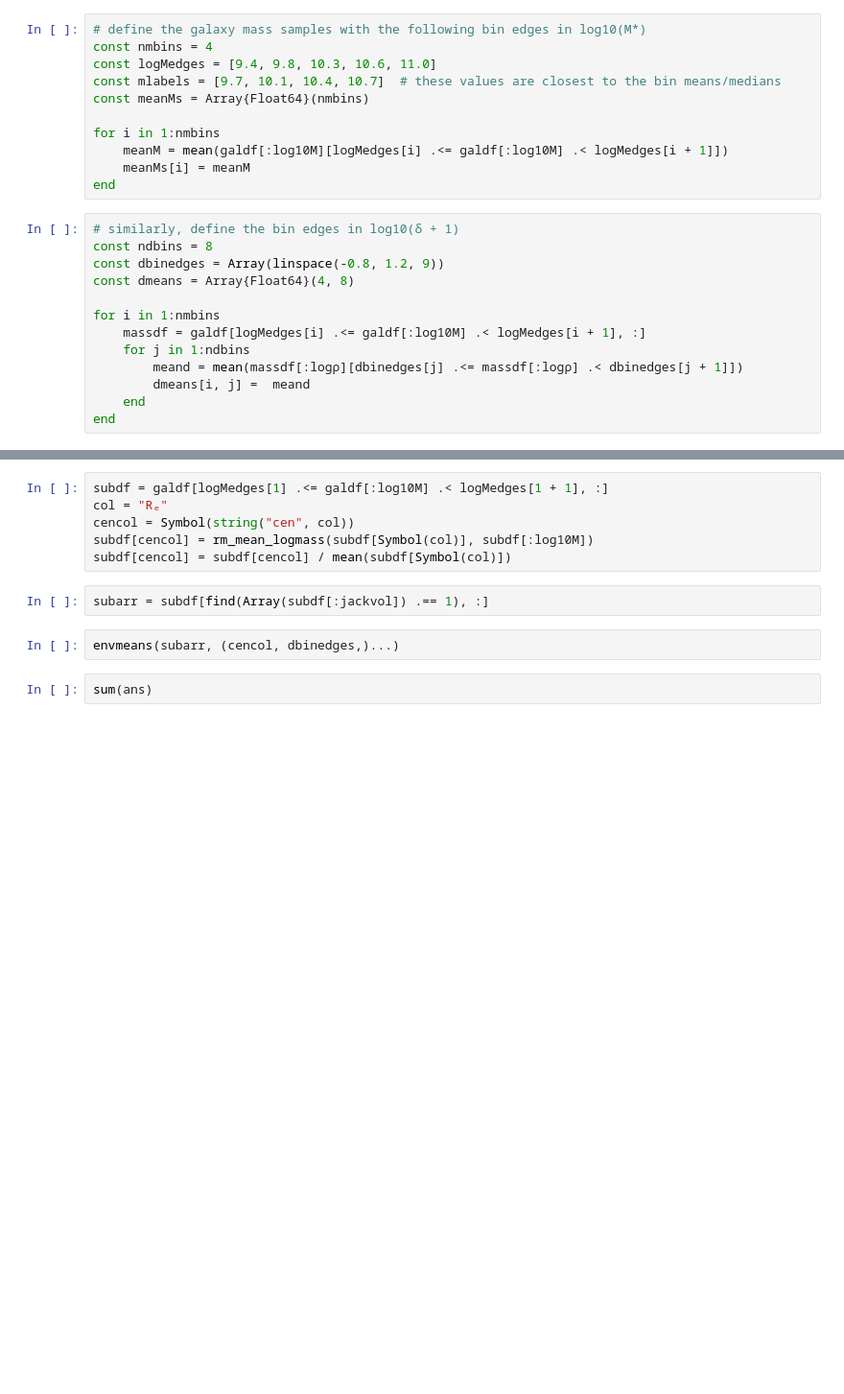
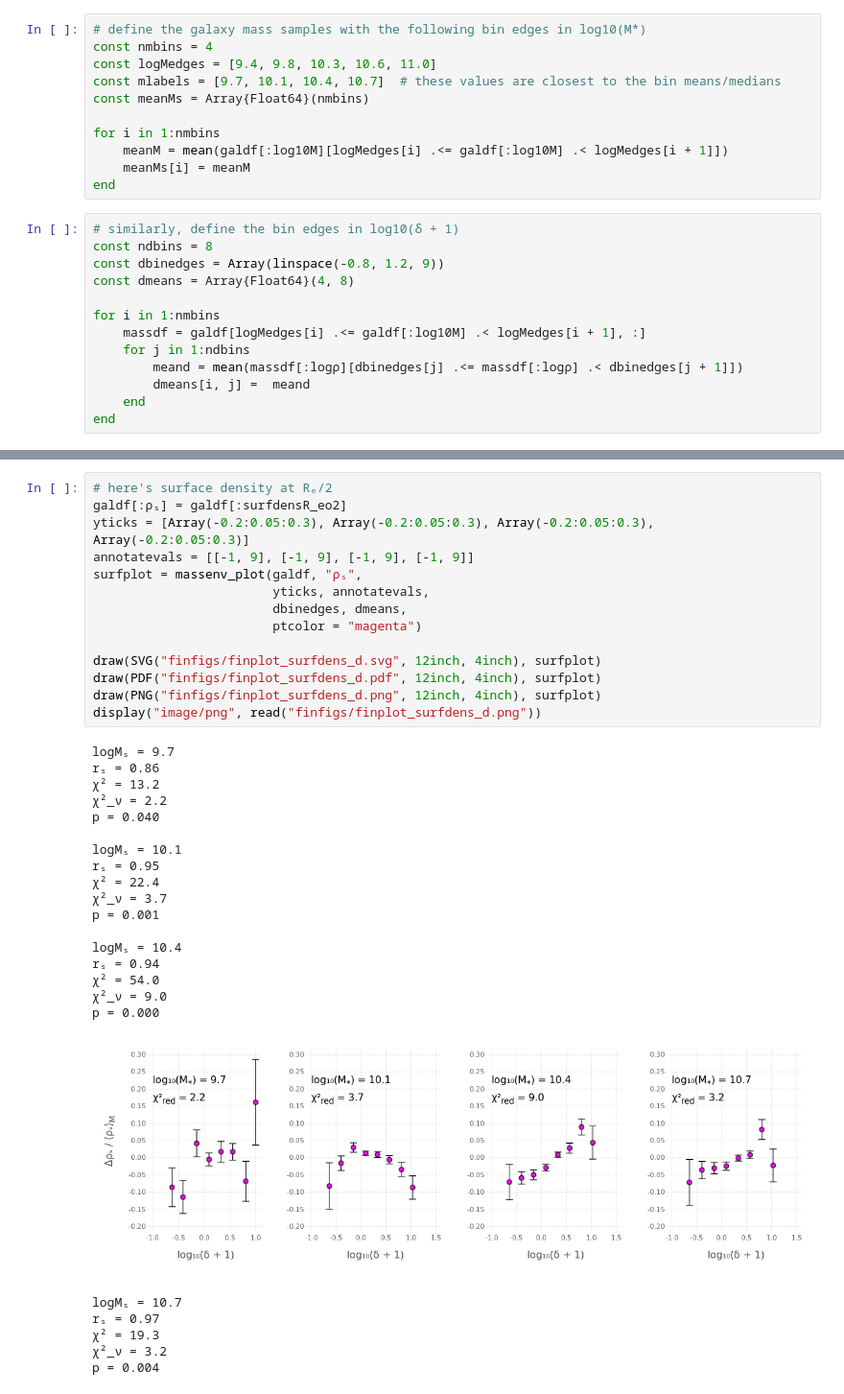
Before and after one commit to kilianbreathnach/cenquenbias, a Jupyter notebook: notebooks/observations.ipynb, the cells around one changed output, grey strips where cells are left out. Shown at 96% size. Drawn from its saved outputs; the diff is of its cells as text; blank space fills up the shorter version.

```diff
--- a/notebooks/observations.ipynb
+++ b/notebooks/observations.ipynb
@@ -53,12 +120,38 @@ replot = massenv_plot(galdf, "Rₑ",
-# %%
-subdf = galdf[logMedges[1] .<= galdf[:log10M] .< logMedges[1 + 1], :]
-col = "Rₑ"
-cencol = Symbol(string("cen", col))
-subdf[cencol] = rm_mean_logmass(subdf[Symbol(col)], subdf[:log10M])
-subdf[cencol] = subdf[cencol] / mean(subdf[Symbol(col)])
-# %%
-subarr = subdf[find(Array(subdf[:jackvol]) .== 1), :]
-# %%
-envmeans(subarr, (cencol, dbinedges,)...)
-# %%
-sum(ans)
+# %%
+# here's surface density at Rₑ/2
+galdf[:ρₛ] = galdf[:surfdensR_eo2]
+yticks = [Array(-0.2:0.05:0.3), Array(-0.2:0.05:0.3), Array(-0.2:0.05:0.3), Array(-0.2:0.05:0.3)]
+annotatevals = [[-1, 9], [-1, 9], [-1, 9], [-1, 9]]
+surfplot = massenv_plot(galdf, "ρₛ",
+                        yticks, annotatevals,
+                        dbinedges, dmeans,
+                        ptcolor = "magenta")
+
+draw(SVG("finfigs/finplot_surfdens_d.svg", 12inch, 4inch), surfplot)
+draw(PDF("finfigs/finplot_surfdens_d.pdf", 12inch, 4inch), surfplot)
+draw(PNG("finfigs/finplot_surfdens_d.png", 12inch, 4inch), surfplot)
+display("image/png", read("finfigs/finplot_surfdens_d.png"))
+# %% [output]
+logMₛ = 9.7
+rₛ = 0.86
+χ² = 13.2
+χ²_ν = 2.2
+p = 0.040
+
+logMₛ = 10.1
+rₛ = 0.95
+χ² = 22.4
+χ²_ν = 3.7
+p = 0.001
+
+logMₛ = 10.4
+rₛ = 0.94
+χ² = 54.0
+χ²_ν = 9.0
+p = 0.000
+[figure, added]
+logMₛ = 10.7
+rₛ = 0.97
+χ² = 19.3
+χ²_ν = 3.2
+p = 0.004
```
Also changed, not shown: parts of 7 cells of this notebook, 3 other files.
